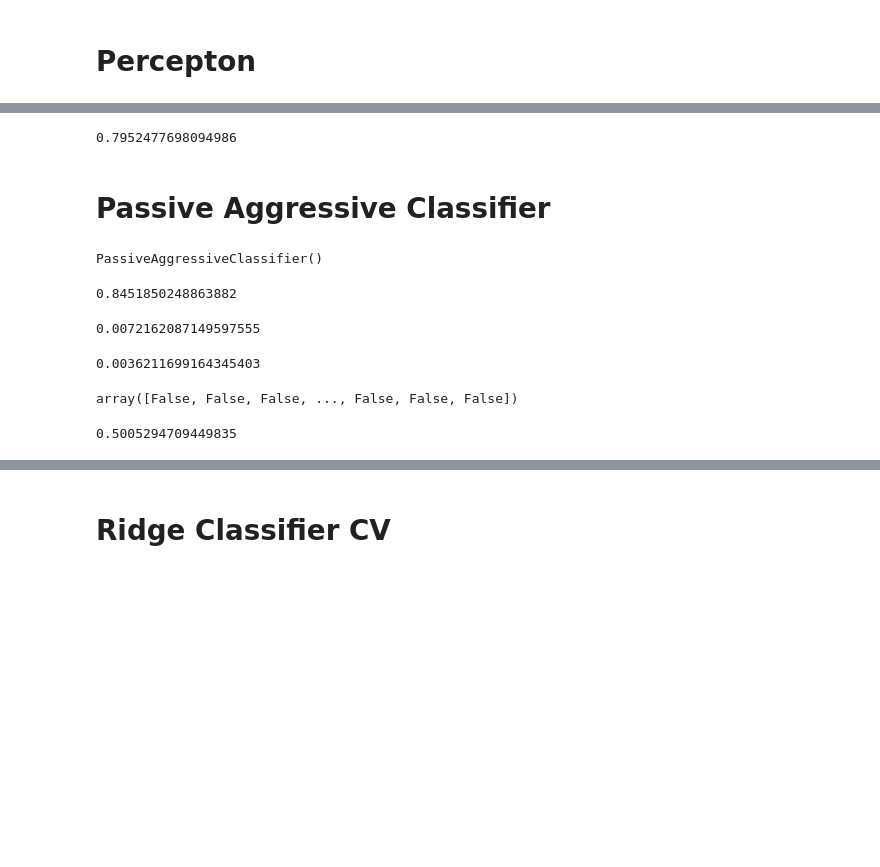
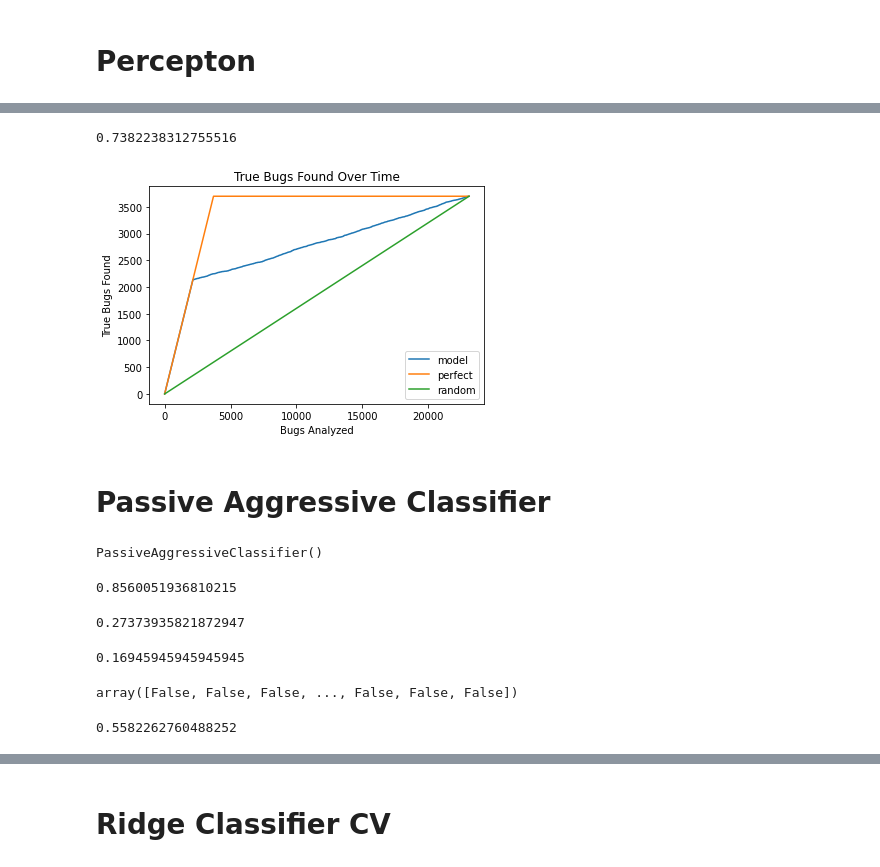
Before and after one commit to smartbugs/smartbugs, a Jupyter notebook: prioritization/notebooks/Initial.ipynb, the cells around one changed output, grey strips where cells are left out. Cells and saved outputs as stored; diff of their text form; code cells hidden in the pictures; blank space fills up the shorter version.

```diff
--- a/prioritization/notebooks/Initial.ipynb
+++ b/prioritization/notebooks/Initial.ipynb
@@ -464,7 +533,11 @@ array([False, False,  True, ..., False, False, False])
 # %%
-prio(predictions, y_test)
+apbd(final_prio)
 # %% [output]
-0.7952477698094986
+0.7382238312755516
+# %%
+plot_true_bugs(final_prio).show()
+# %% [output]
+[figure, added]
 # %% [markdown]
 # Passive Aggressive Classifier
 # %%
@@ -478,19 +551,21 @@ score = accuracy_score(y_test, predictions)
 f1 = f1_score(y_test, predictions)
 recall = recall_score(y_test, predictions)
 
+final_prio = prio(predictions, y_test)
+
 score
 f1
 recall
 # %% [output]
 PassiveAggressiveClassifier()
-0.8451850248863882
+0.8560051936810215
-0.0072162087149597555
+0.27373935821872947
-0.0036211699164345403
+0.16945945945945945
 # %%
 predictions
 # %% [output]
 array([False, False, False, ..., False, False, False])
 # %%
-prio(predictions, y_test)
+apbd(final_prio)
 # %% [output]
-0.5005294709449835
+0.5582262760488252
```
Also changed, not shown: parts of 93 cells of this notebook.
